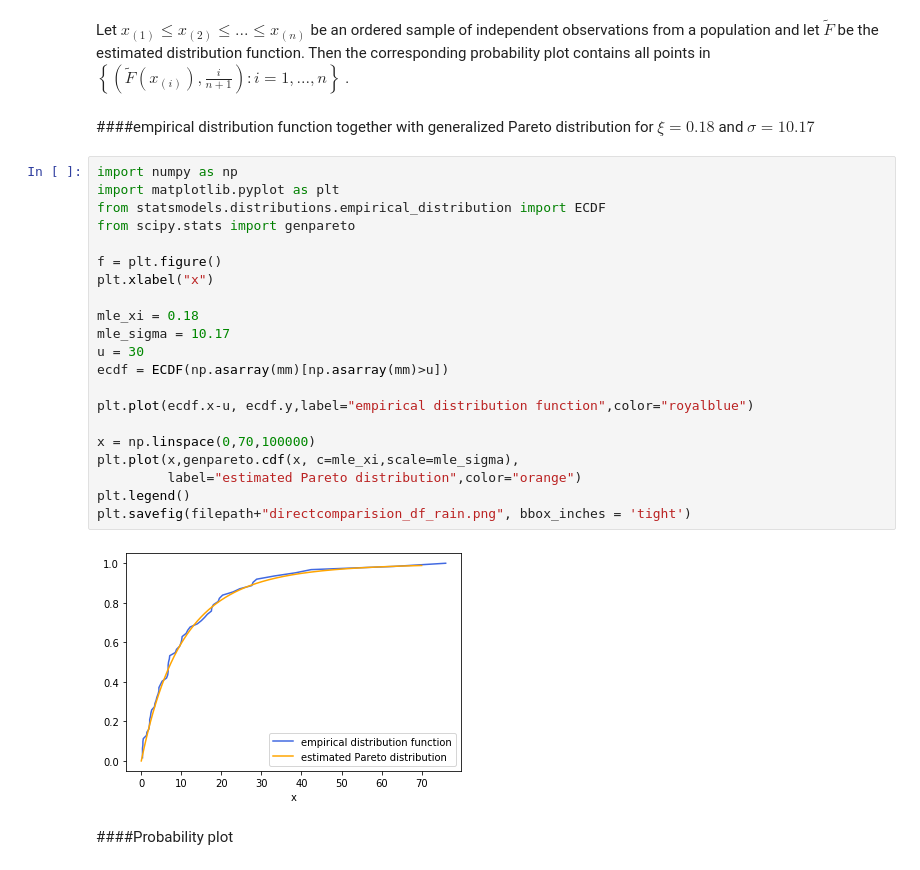
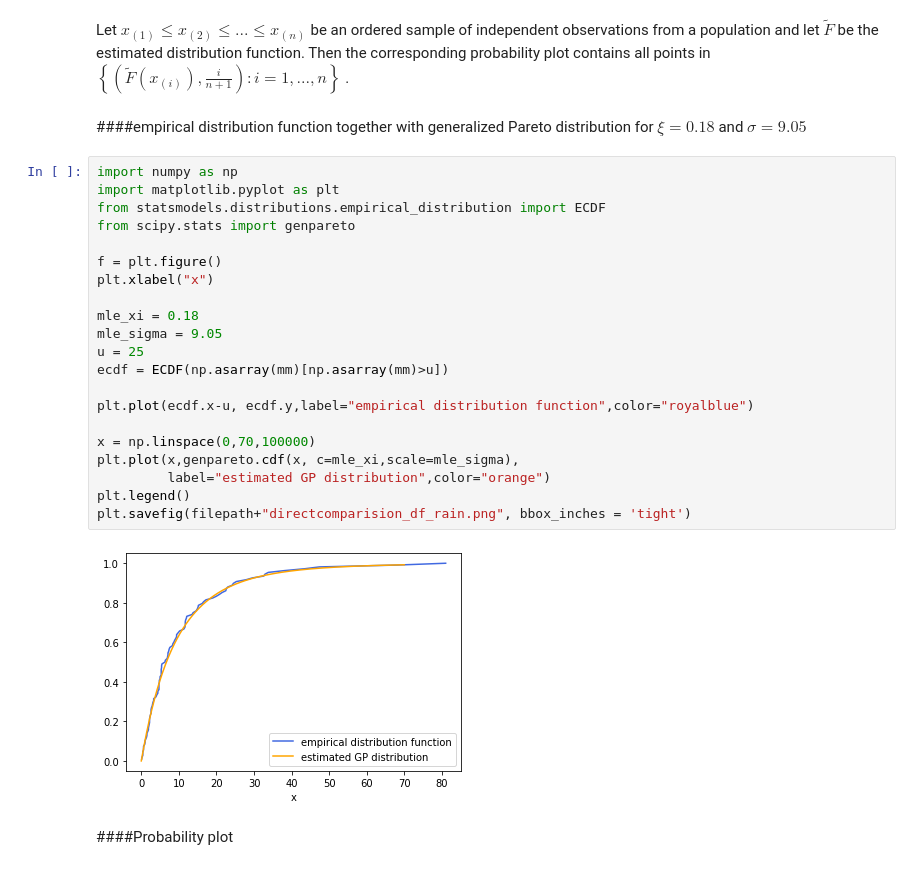
Before and after one commit to nathalieveronika/extreme_value_theory, a Jupyter notebook: 5Application.ipynb, the cells around one changed output. Drawn from its saved outputs; the diff is of its cells as text.

```diff
--- a/5Application.ipynb
+++ b/5Application.ipynb
@@ -160,30 +150,30 @@ and for $u=18$, $\hat{\xi} \thickapprox 0.18$ and $\hat{\sigma} \thickapprox 7.9
 # %% [markdown]
 Let $x_{(1)}\leq x_{(2)}\leq...\leq x_{(n)}$ be an ordered sample of independent observations from a population and let $\tilde{F}$ be the estimated distribution function. Then the corresponding probability plot contains all points in $\left\{ \left(\tilde{F}\left(x_{(i)}\right),\frac{i}{n+1}\right):i=1,...,n\right\}$ .
 # %% [markdown]
-####empirical distribution function together with generalized Pareto distribution for $\xi=0.18$ and $\sigma = 10.17$
+####empirical distribution function together with generalized Pareto distribution for $\xi=0.18$ and $\sigma = 9.05$
 # %%
 import numpy as np
 import matplotlib.pyplot as plt
 from statsmodels.distributions.empirical_distribution import ECDF
 from scipy.stats import genpareto
 
 f = plt.figure()
 plt.xlabel("x")
 
 mle_xi = 0.18
-mle_sigma = 10.17
-u = 30
+mle_sigma = 9.05
+u = 25
 ecdf = ECDF(np.asarray(mm)[np.asarray(mm)>u])
 
 plt.plot(ecdf.x-u, ecdf.y,label="empirical distribution function",color="royalblue")
 
 x = np.linspace(0,70,100000)
 plt.plot(x,genpareto.cdf(x, c=mle_xi,scale=mle_sigma),
-         label="estimated Pareto distribution",color="orange")
+         label="estimated GP distribution",color="orange")
 plt.legend()
 plt.savefig(filepath+"directcomparision_df_rain.png", bbox_inches = 'tight')
 # %% [output]
-[figure, old version]
+[figure, new version]
 # %% [markdown]
 ####Probability plot
 # %%
```
Also changed, not shown: parts of 20 cells of this notebook.
